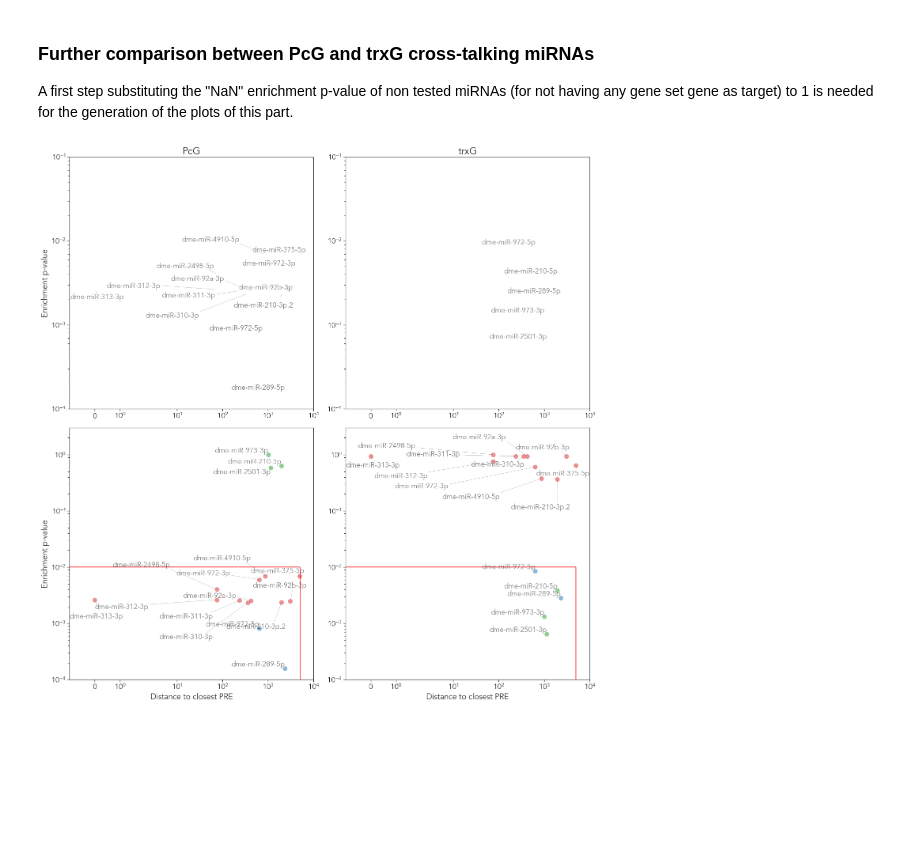
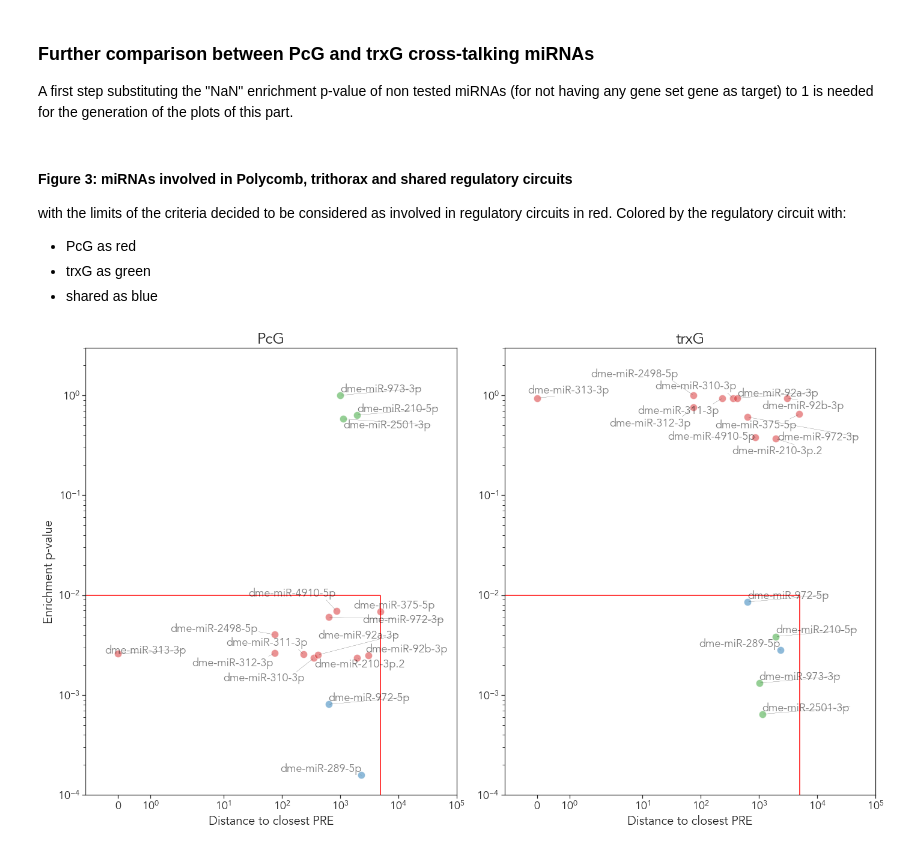
Before and after one commit to j-solor/Drosophila-miRNA-PcG-circuits, a Jupyter notebook: Analysis/Analysis.ipynb, the cells around one changed output. Saved outputs shown, nothing was run; the diff lists cells and outputs as text; code cells hidden in the pictures; blank space fills up the shorter version.

Commit message:
Remove top panels and adjust Figure 3

```diff
--- a/Analysis/Analysis.ipynb
+++ b/Analysis/Analysis.ipynb
@@ -883,6 +883,13 @@ A first step substituting the "NaN" enrichment p-value of non tested miRNAs (for
 values = {"hyper_pval": 1}
 plots_PcG = integrated_PcG.fillna(values)
 plots_trxG = integrated_trxG.fillna(values)
+# %% [markdown]
+#### **Figure 3**: miRNAs involved in Polycomb, trithorax and shared regulatory circuits
+with the limits of the criteria decided to be considered as involved in regulatory circuits in red.
+Colored by the regulatory circuit with:
+- PcG as red
+- trxG as green
+- shared as blue
 # %%
 # Plotting function definition
 def Plot_names(data, ax):
@@ -925,14 +932,14 @@ def Plot_significative(PcG, trxG, dist_th = 5000, pval_th = 0.01, log_scale = Fa
     plt.rc('legend', fontsize=SMALL_SIZE)    # legend fontsize
     plt.rc('figure', titlesize=BIGGER_SIZE)  # fontsize of the figure title
 
-    fig, ((ax1,ax2), (ax3, ax4)) = plt.subplots(2,2, figsize=(20,20))
+    fig, (ax1,ax2) = plt.subplots(1,2, figsize=(20,12))
 
     ## Plotting loop
     for sign_dataset, name in zip([sign_PcG, sign_trxG], ["PcG", "trxG"]):
 
         ### Dataset selection
         if name == "PcG":
-            ax = [ax1, ax3]
+            ax = ax1
             sign_other = PcG.loc[sign_trxG.index,:]
             isinother = sign_PcG.index.isin(sign_other.index)
             common = sign_PcG[isinother]
@@ -942,7 +949,7 @@ def Plot_significative(PcG, trxG, dist_th = 5000, pval_th = 0.01, log_scale = Fa
             other_col = "tab:green"
 
         elif name == "trxG":
-            ax = [ax2, ax4]
+            ax = ax2
             sign_other = trxG.loc[sign_PcG.index,:]
             isinother = sign_trxG.index.isin(sign_other.index)
             common = sign_trxG[isinother]
@@ -951,66 +958,53 @@ def Plot_significative(PcG, trxG, dist_th = 5000, pval_th = 0.01, log_scale = Fa
             col = "tab:green"
             other_col = "tab:red"
 
-
         ### Plotting
-        ax[0].set_title(name, fontweight = "bold", fontsize = 25)
-        sns.scatterplot(x = sign_dataset["distance"],
-                y = sign_dataset["hyper_pval"],
-                color = "black", alpha = 0.5, ax = ax[0], s=150 )
-
+        ax.set_title(name, fontweight = "bold", fontsize = 25)
 
         sns.scatterplot(x = group["distance"],
                 y = group["hyper_pval"],
-                color = col, alpha = 0.5, ax = ax[1], s=150)
+                color = col, alpha = 0.5, ax = ax, s=150)
 
 
         sns.scatterplot(x = other["distance"],
                 y = other["hyper_pval"],
-                color = other_col, alpha = 0.5, ax = ax[1], s=150)
+                color = other_col, alpha = 0.5, ax = ax, s=150)
 
 
         sns.scatterplot(x = common["distance"],
                 y = common["hyper_pval"],
-                color = "tab:blue", alpha = 0.5, ax = ax[1], s=150)
+                color = "tab:blue", alpha = 0.5, ax = ax, s=150)
 
         ### Aesthetic adjustment
         ### lines
-        ax[1].vlines(dist_th,0,pval_th, color = "red")
-        ax[1].hlines(pval_th,-1,dist_th, color = "red")
+        ax.vlines(dist_th,0,pval_th, color = "red")
+        ax.hlines(pval_th,-1,dist_th, color = "red")
 
         ### scale
-        ax[0].set_xscale("symlog")
-        ax[0].set_yscale("log")
-        ax[1].set_xscale("symlog")
-        ax[1].set_yscale("log")
+        ax.set_xscale("symlog")
+        ax.set_yscale("log")
 
         ### Limits
-        ax[0].set_xlim(-1,10000)
-        ax[0].set_ylim(10**(-6),10**(-1))
-        ax[1].set_xlim(-1,10000)
-        ax[1].set_ylim(10**(-6),3)
+        ax.set_xlim(-1,10**(5))
+        ax.set_ylim(10**(-4),3)
 
         ### Labels
-        ax[0].set_xlabel("")
-        ax[1].set_xlabel("TSS Distance to closest PRE")
+        ax.set_xlabel("Distance to closest PRE")
         ax1.set_ylabel("Enrichment p-value")
-        ax3.set_ylabel("Enrichment p-value")
         ax2.set_ylabel("")
-        ax4.set_ylabel("")
 
         # miRNA name addition
-        Plot_names(sign_dataset, ax[0])
-        Plot_names(group, ax[1])
-        Plot_names(common, ax[1])
-        Plot_names(other, ax[1])
+        Plot_names(group, ax)
+        Plot_names(common, ax)
+        Plot_names(other, ax)
 
 
     sns.set_style("ticks")
     plt.tight_layout()
     plt.savefig("plots/figure_pvalue_distances.png", dpi = 200, transparent = True)
     plt.show()
 
 # Plotting function calling
 Plot_significative(plots_PcG, plots_trxG, log_scale=False)
 # %% [output]
-[figure, old version]
+[figure, new version]
```
Also changed, not shown: parts of 4 cells of this notebook.
